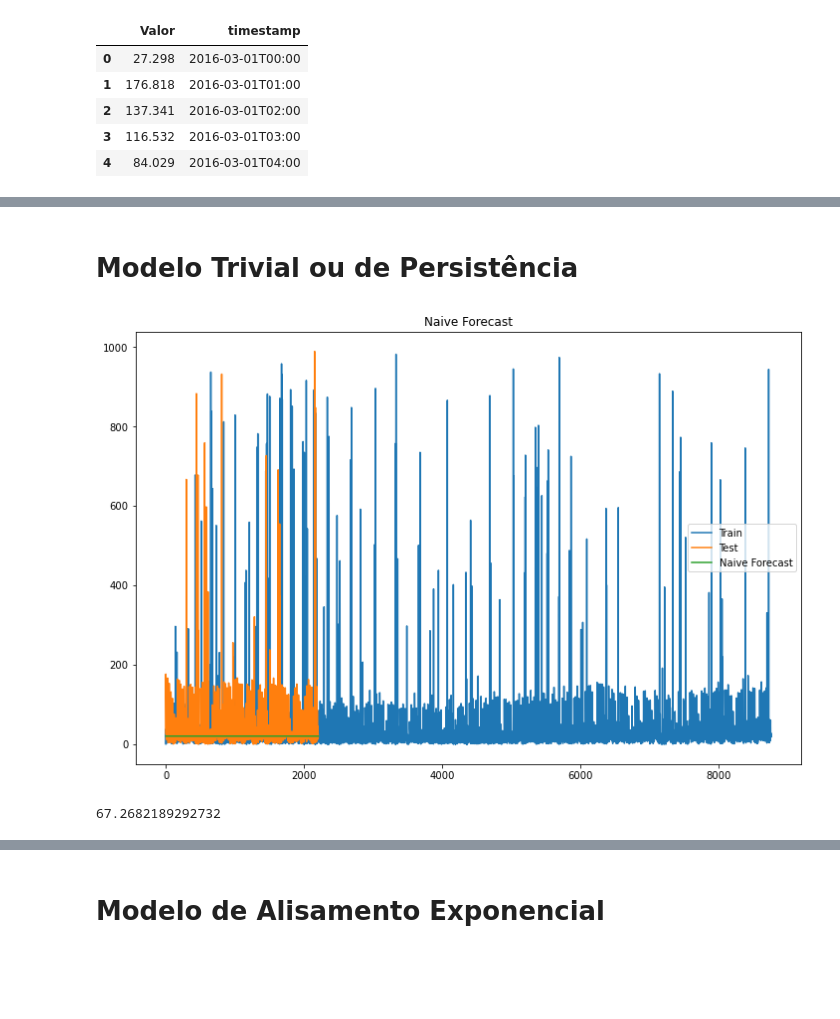
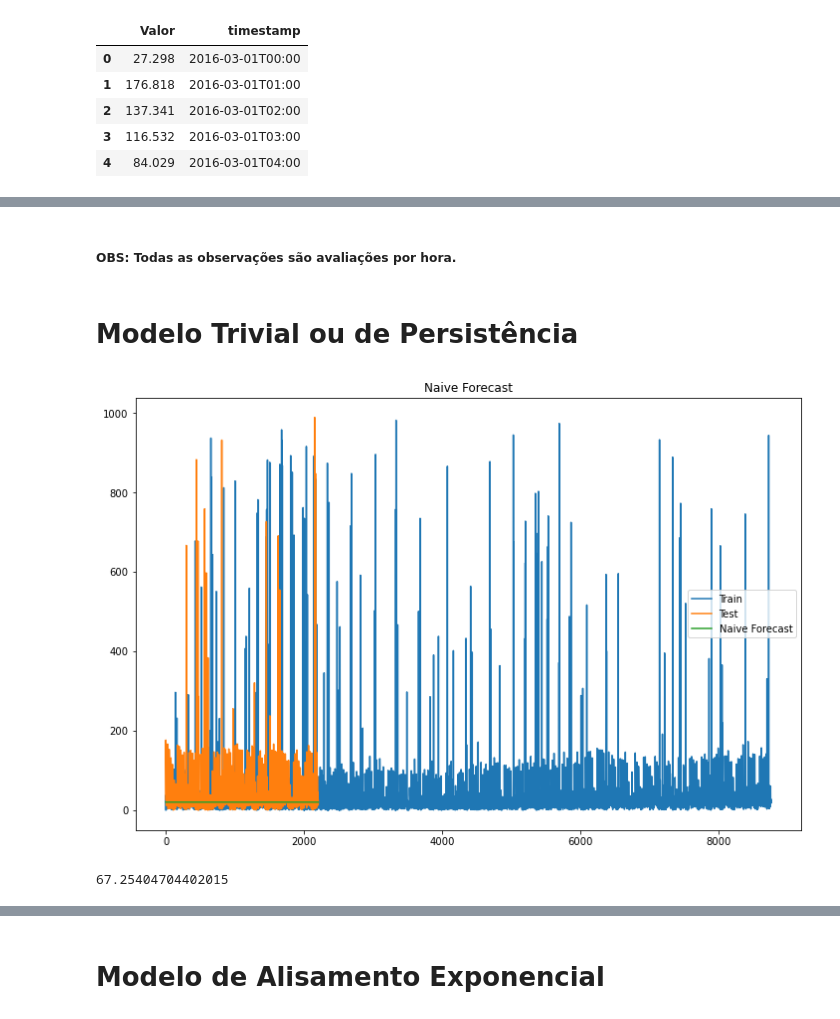
Before and after one commit to marcosvilela/modelagem-analitica-20.3, a Jupyter notebook: source/Fernando/Fernando-Parte2.ipynb, the cells around one changed output, grey strips where cells are left out. Drawn from its saved outputs; the diff is of its cells as text; code cells hidden in the pictures; blank space fills up the shorter version.

Commit message:
tratando dados de teste e plotando naive transformado e hora a hora

```diff
--- a/source/Fernando/Fernando-Parte2.ipynb
+++ b/source/Fernando/Fernando-Parte2.ipynb
@@ -92,0 +116,2 @@ df_test.head()
+# %%
+hourly_mean_test = df_test_without_zeroes.set_index('datetime').resample('H').mean()
@@ -92,0 +123,3 @@ df_test.head()
+# %%
+for col in hourly_mean_test.columns:
+    hourly_mean_test[col] = hourly_mean_test.fillna(hourly_mean_test[col].mean())
@@ -92,0 +144,2 @@ df_test.head()
+# %%
+hourly_mean.drop(['Dia','Ano','Hora','Minuto'], axis = 1, inplace=True)
@@ -92,0 +156,5 @@ df_test.head()
+# %%
+hourly_mean.reset_index(inplace=True)
+hourly_mean_test.reset_index(inplace=True)
+log_data.reset_index(inplace=True)
+log_data_test.reset_index(inplace=True)
@@ -93,24 +197,37 @@ df_test.head()
+# %% [markdown]
+##### OBS: Todas as observações são avaliações por hora.
 # %% [markdown]
 # Modelo Trivial ou de Persistência
 # %%
-#TODO: resample hora a hora do teste e comparar com o de treino
+#OLD
 
-dd = np.asarray(df_train['Valor'])
-y_hat = df_test.copy()
-y_hat['naive'] = dd[len(dd)-1]
-plt.figure(figsize=(12,8))
-plt.plot(df_train.index, df_train['Valor'], label='Train')
-plt.plot(df_test.index,df_test['Valor'], label='Test')
-plt.plot(y_hat.index,y_hat['naive'], label='Naive Forecast')
-plt.legend(loc='best')
-plt.title("Naive Forecast")
-plt.show()
+#dd = np.asarray(df_train['Valor'])
+#y_hat = df_test.copy()
+#y_hat['naive'] = dd[len(dd)-1]
+#plt.figure(figsize=(12,8))
+#plt.plot(df_train.index, df_train['Valor'], label='Train')
+#plt.plot(df_test.index,df_test['Valor'], label='Test')
+#plt.plot(y_hat.index,y_hat['naive'], label='Naive Forecast')
+#plt.legend(loc='best')
+#plt.title("Naive Forecast")
+#plt.show()
-# %% [output]
-[figure, removed]
+# %%
+dd = np.asarray(hourly_mean['Valor'])
+y_hat = hourly_mean_test.copy()
+y_hat['naive'] = dd[len(dd)-1]
+plt.figure(figsize=(12,8))
+plt.plot(hourly_mean.index, hourly_mean['Valor'], label='Train')
+plt.plot(hourly_mean_test.index,hourly_mean_test['Valor'], label='Test')
+plt.plot(y_hat.index,y_hat['naive'], label='Naive Forecast')
+plt.legend(loc='best')
+plt.title("Naive Forecast")
+plt.show()
+# %% [output]
+[figure, added]
 # %%
 from sklearn.metrics import mean_squared_error
 from math import sqrt
-rms = sqrt(mean_squared_error(df_test['Valor'], y_hat.naive))
+rms = sqrt(mean_squared_error(hourly_mean_test['Valor'], y_hat.naive))
 print(rms)
 # %% [output]
-67.2682189292732
+67.25404704402015
```
Also changed, not shown: parts of 18 cells of this notebook.
